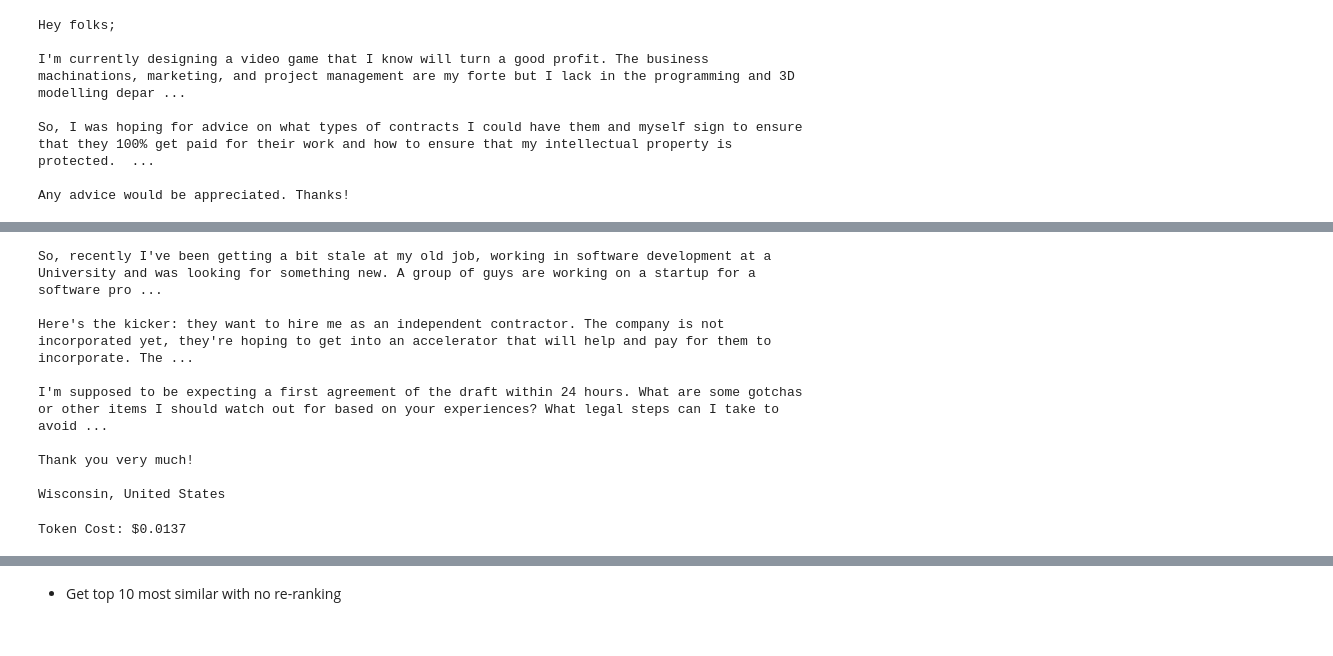
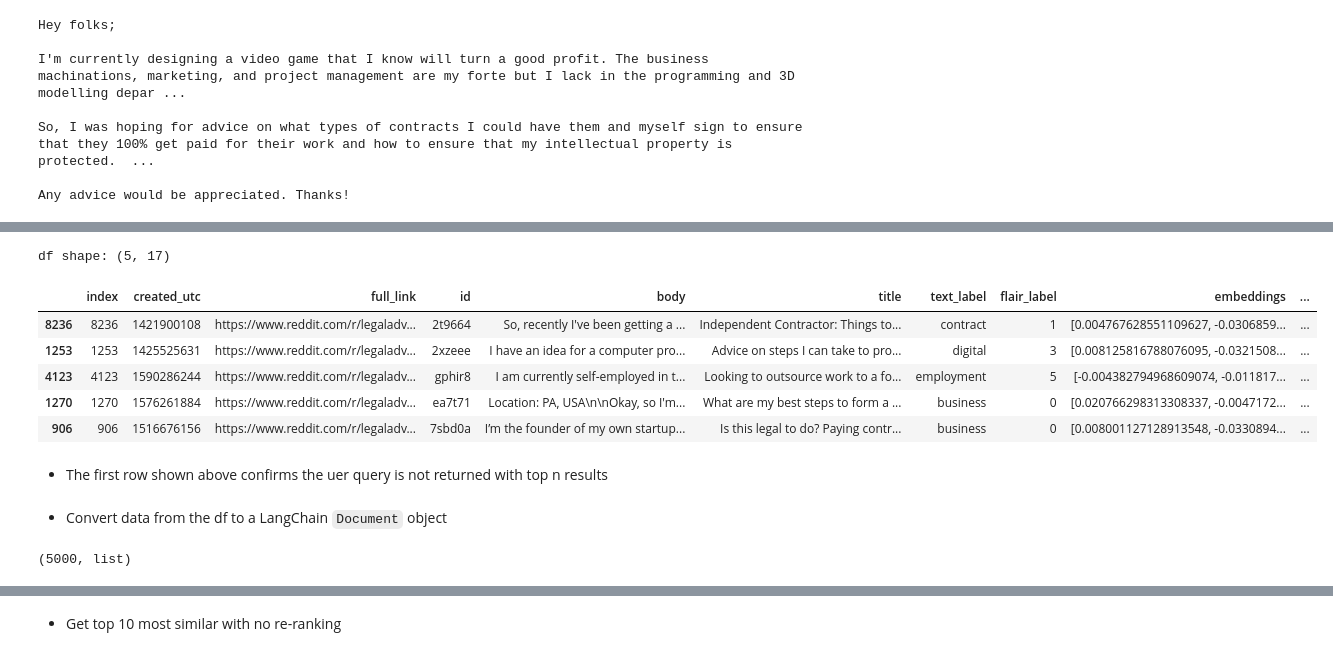
Before and after one commit to pdoubleg/junk-drawer, a Jupyter notebook: src_index/semantic_search_reddit_legal.ipynb, the cells around one changed output, grey strips where cells are left out. Saved outputs shown, nothing was run; the diff lists cells and outputs as text; code cells hidden in the pictures.

```diff
--- a/src_index/semantic_search_reddit_legal.ipynb
+++ b/src_index/semantic_search_reddit_legal.ipynb
@@ -176,12 +149,0 @@ docs[0].metadata
-# %%
-print(docs[0].text)
-# %% [output]
-So, recently I've been getting a bit stale at my old job, working in software development at a University and was looking for something new. A group of guys are working on a startup for a software pro ...
-
-Here's the kicker: they want to hire me as an independent contractor. The company is not incorporated yet, they're hoping to get into an accelerator that will help and pay for them to incorporate. The ...
-
-I'm supposed to be expecting a first agreement of the draft within 24 hours. What are some gotchas or other items I should watch out for based on your experiences? What legal steps can I take to avoid ...
-
-Thank you very much!
-
-Wisconsin, United States
@@ -206,6 +149,0 @@ node_parser = SimpleNodeParser(
-# %%
-usage = Usage()
-nodes = node_parser.get_nodes_from_documents(docs)
-print(f"Token Cost: ${usage.total_tokens()/1000*0.002:.4f}")
-# %% [output]
-Token Cost: $0.0137
@@ -214,0 +150,13 @@ for i in range(len(nodes)):
+# %%
+print(f"df shape: {test_res.shape}")
+test_res.head(5)
+# %% [output]
+df shape: (5, 17)
+|  | index | created_utc | full_link | id | body | title | text_label | flair_label | embeddings | ... |
+| 8236 | 8236 | 1421900108 | https://www.reddit.com/r/legaladv... | 2t9664 | So, recently I've been getting a ... | Independent Contractor: Things to... | contract | 1 | [0.004767628551109627, -0.0306859... | ... |
+| 1253 | 1253 | 1425525631 | https://www.reddit.com/r/legaladv... | 2xzeee | I have an idea for a computer pro... | Advice on steps I can take to pro... | digital | 3 | [0.008125816788076095, -0.0321508... | ... |
+| 4123 | 4123 | 1590286244 | https://www.reddit.com/r/legaladv... | gphir8 | I am currently self-employed in t... | Looking to outsource work to a fo... | employment | 5 | [-0.004382794968609074, -0.011817... | ... |
+| 1270 | 1270 | 1576261884 | https://www.reddit.com/r/legaladv... | ea7t71 | Location: PA, USA\n\nOkay, so I'm... | What are my best steps to form a ... | business | 0 | [0.020766298313308337, -0.0047172... | ... |
+| 906 | 906 | 1516676156 | https://www.reddit.com/r/legaladv... | 7sbd0a | I’m the founder of my own startup... | Is this legal to do? Paying contr... | business | 0 | [0.008001127128913548, -0.0330894... | ... |
+# %% [markdown]
+* The first row shown above confirms the uer query is not returned with top n results
@@ -214,0 +168,2 @@ for i in range(len(nodes)):
+# %% [markdown]
+* Convert data from the df to a LangChain `Document` object
@@ -214,0 +187,4 @@ for i in range(len(nodes)):
+# %%
+len(lc_docs), type(lc_docs)
+# %% [output]
+(5000, list)
```
Also changed, not shown: parts of 83 cells of this notebook, 11 other files.
